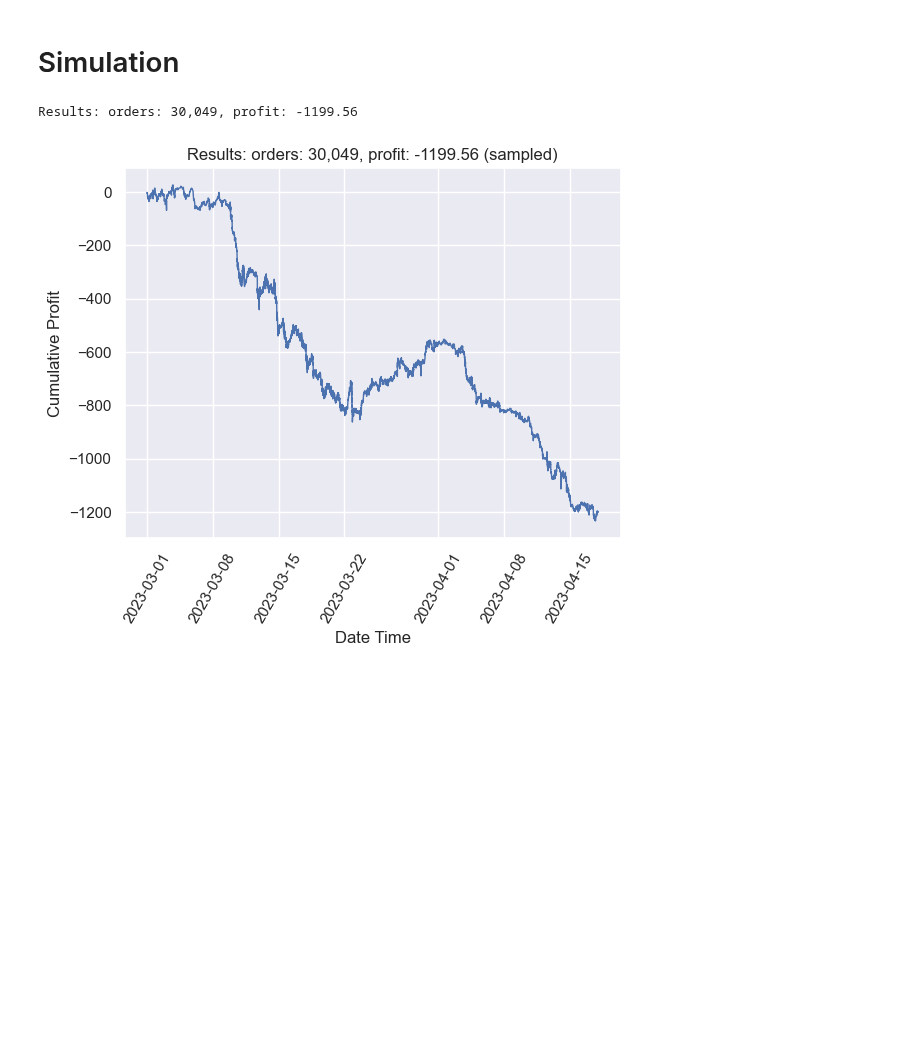
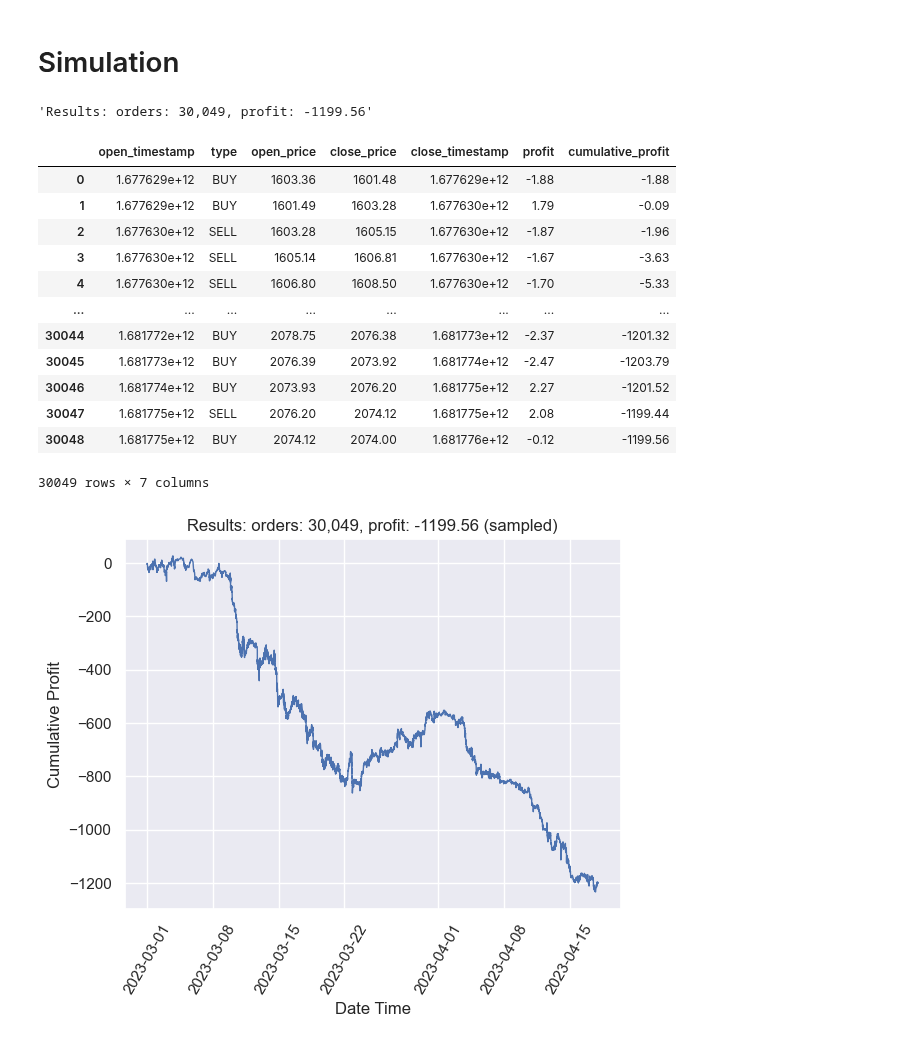
Before and after one commit to yoda31217/to-the-moon, a Jupyter notebook: ttm-analytics/src/analytics/analytics_2.ipynb, the cells around one changed output. Saved outputs shown, nothing was run; the diff lists cells and outputs as text; code cells hidden in the pictures; blank space fills up the shorter version.

```diff
--- a/ttm-analytics/src/analytics/analytics_2.ipynb
+++ b/ttm-analytics/src/analytics/analytics_2.ipynb
@@ -68,21 +68,28 @@ Wall time: 51.6 s
 # %%
 from analytics.bot_strategy_0 import BotStrategy0
 
-trade_simulator.simulate(BotStrategy0(price_step_ratio))
-
-transactions = trade_simulator.get_transactions()
+transactions = trade_simulator.simulate(BotStrategy0(price_step_ratio))
 
 # Results: orders: 30,049, profit: -1199.56
-result_str = (
-    f"Results: orders: {len(trade_simulator.closed_orders):,}"
-    f", profit: {transactions.cumulative_profit.iloc[-1]:.2f}"
-)
-print(result_str)
-
+result_str = (f"Results: orders: {len(transactions.index):,}"
+              f", profit: {transactions.cumulative_profit.iloc[-1]:.2f}")
 
 draw_line_chart(transactions, 'open_timestamp', 'cumulative_profit', 'Cumulative Profit', result_str)
-
-# display(profits)
+display(result_str)
+display(transactions)
 # %% [output]
-Results: orders: 30,049, profit: -1199.56
+'Results: orders: 30,049, profit: -1199.56'
+|  | open_timestamp | type | open_price | close_price | close_timestamp | profit | cumulative_profit |
+| 0 | 1.677629e+12 | BUY | 1603.36 | 1601.48 | 1.677629e+12 | -1.88 | -1.88 |
+| 1 | 1.677629e+12 | BUY | 1601.49 | 1603.28 | 1.677630e+12 | 1.79 | -0.09 |
+| 2 | 1.677630e+12 | SELL | 1603.28 | 1605.15 | 1.677630e+12 | -1.87 | -1.96 |
+| 3 | 1.677630e+12 | SELL | 1605.14 | 1606.81 | 1.677630e+12 | -1.67 | -3.63 |
+| 4 | 1.677630e+12 | SELL | 1606.80 | 1608.50 | 1.677630e+12 | -1.70 | -5.33 |
+| ... | ... | ... | ... | ... | ... | ... | ... |
+| 30044 | 1.681772e+12 | BUY | 2078.75 | 2076.38 | 1.681773e+12 | -2.37 | -1201.32 |
+| 30045 | 1.681773e+12 | BUY | 2076.39 | 2073.92 | 1.681774e+12 | -2.47 | -1203.79 |
+| 30046 | 1.681774e+12 | BUY | 2073.93 | 2076.20 | 1.681775e+12 | 2.27 | -1201.52 |
+| 30047 | 1.681775e+12 | SELL | 2076.20 | 2074.12 | 1.681775e+12 | 2.08 | -1199.44 |
+| 30048 | 1.681775e+12 | BUY | 2074.12 | 2074.00 | 1.681776e+12 | -0.12 | -1199.56 |
+30049 rows × 7 columns
 [figure]
```
Also changed, not shown: parts of 2 cells of this notebook, 1 other file.
